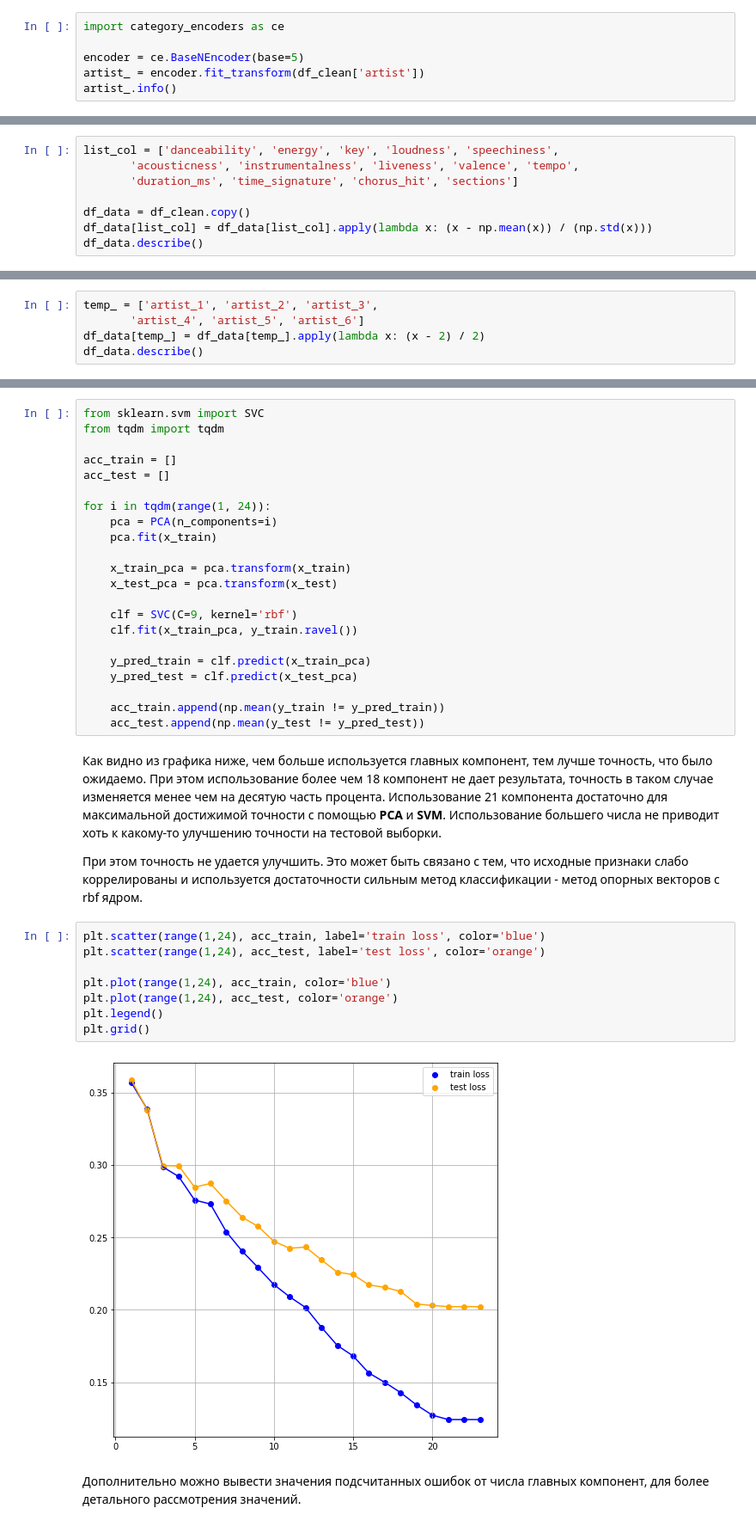
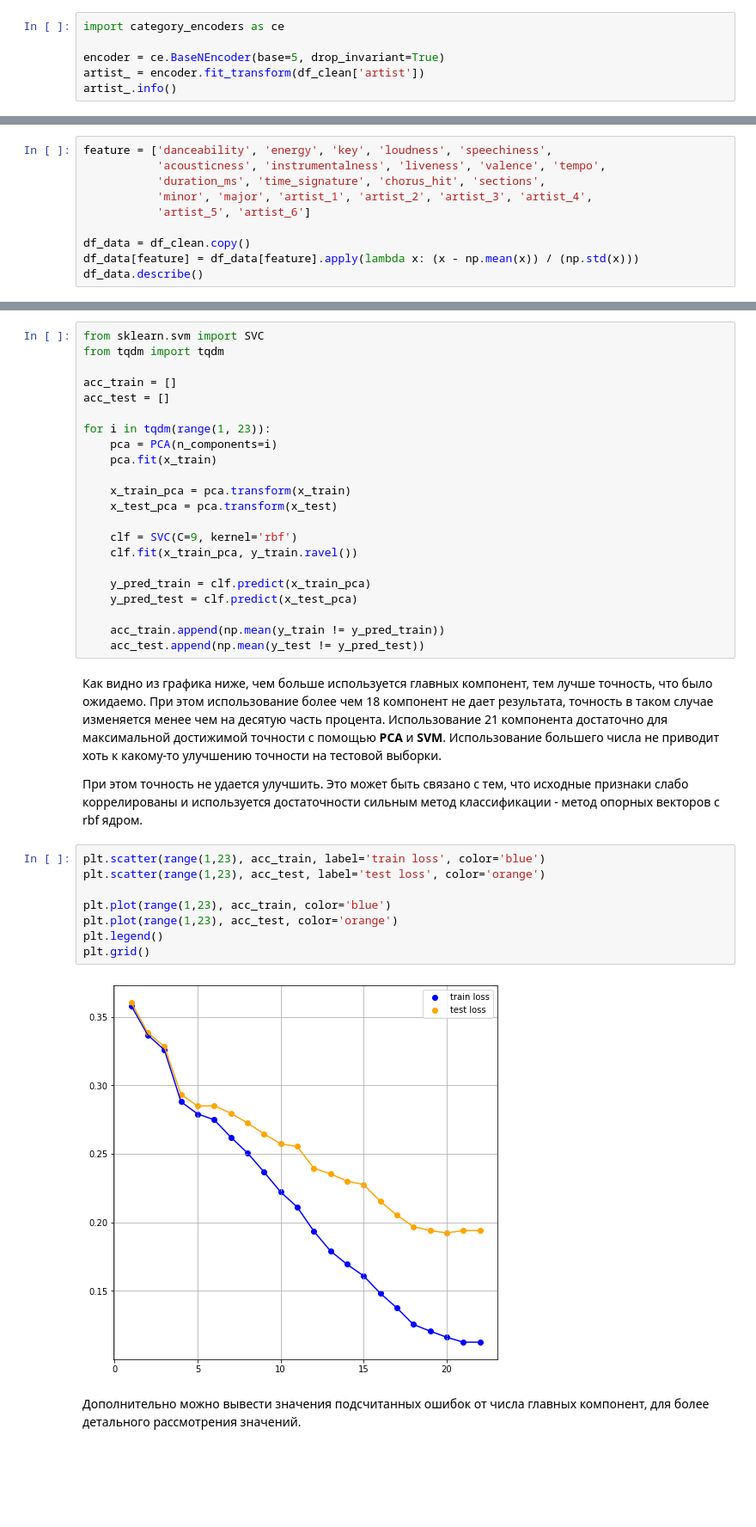
Before and after one commit to Rodimkov/UNN_ML, a Jupyter notebook: Homework.ipynb, the cells around one changed output, grey strips where cells are left out. Shown at 86% size. Saved outputs shown, nothing was run; the diff lists cells and outputs as text; blank space fills up the shorter version.

```diff
--- a/Homework.ipynb
+++ b/Homework.ipynb
@@ -296,7 +296,7 @@ df_clean['artist'].nunique()
 # %%
 import category_encoders as ce
 
-encoder = ce.BaseNEncoder(base=5)
+encoder = ce.BaseNEncoder(base=5, drop_invariant=True)
 artist_ = encoder.fit_transform(df_clean['artist'])
 artist_.info()
 # %% [output]
@@ -336,10 +343,12 @@ df_clean.head()
 # %%
-list_col = ['danceability', 'energy', 'key', 'loudness', 'speechiness',
-       'acousticness', 'instrumentalness', 'liveness', 'valence', 'tempo',
-       'duration_ms', 'time_signature', 'chorus_hit', 'sections']
+feature = ['danceability', 'energy', 'key', 'loudness', 'speechiness',
+           'acousticness', 'instrumentalness', 'liveness', 'valence', 'tempo',
+           'duration_ms', 'time_signature', 'chorus_hit', 'sections',
+           'minor', 'major', 'artist_1', 'artist_2', 'artist_3', 'artist_4',
+           'artist_5', 'artist_6']
 
 df_data = df_clean.copy()
-df_data[list_col] = df_data[list_col].apply(lambda x: (x - np.mean(x)) / (np.std(x)))
+df_data[feature] = df_data[feature].apply(lambda x: (x - np.mean(x)) / (np.std(x)))
 df_data.describe()
 # %% [output]
 |  | danceability | energy | key | loudness | speechiness | acousticness | instrumentalness | liveness | ... |
@@ -357,5 +363,0 @@ df_data.describe()
-# %%
-temp_ = ['artist_1', 'artist_2', 'artist_3',
-       'artist_4', 'artist_5', 'artist_6']
-df_data[temp_] = df_data[temp_].apply(lambda x: (x - 2) / 2)
-df_data.describe()
@@ -577,7 +568,7 @@ from tqdm import tqdm
 acc_train = []
 acc_test = []
 
-for i in tqdm(range(1, 24)):
+for i in tqdm(range(1, 23)):
     pca = PCA(n_components=i)
     pca.fit(x_train)
 
@@ -597,15 +588,15 @@ for i in tqdm(range(1, 24)):
 
 При этом точность не удается улучшить. Это может быть связано с тем, что исходные признаки слабо коррелированы и используется достаточности сильным метод классификации - метод опорных векторов с rbf ядром.
 # %%
-plt.scatter(range(1,24), acc_train, label='train loss', color='blue')
-plt.scatter(range(1,24), acc_test, label='test loss', color='orange')
+plt.scatter(range(1,23), acc_train, label='train loss', color='blue')
+plt.scatter(range(1,23), acc_test, label='test loss', color='orange')
 
-plt.plot(range(1,24), acc_train, color='blue')
-plt.plot(range(1,24), acc_test, color='orange')
+plt.plot(range(1,23), acc_train, color='blue')
+plt.plot(range(1,23), acc_test, color='orange')
 plt.legend()
 plt.grid()
 # %% [output]
-[figure, old version]
+[figure, new version]
 # %% [markdown]
 Дополнительно можно вывести значения подсчитанных ошибок от числа главных компонент, для более детального рассмотрения значений.
 # %%
```
Also changed, not shown: parts of 21 cells of this notebook.
